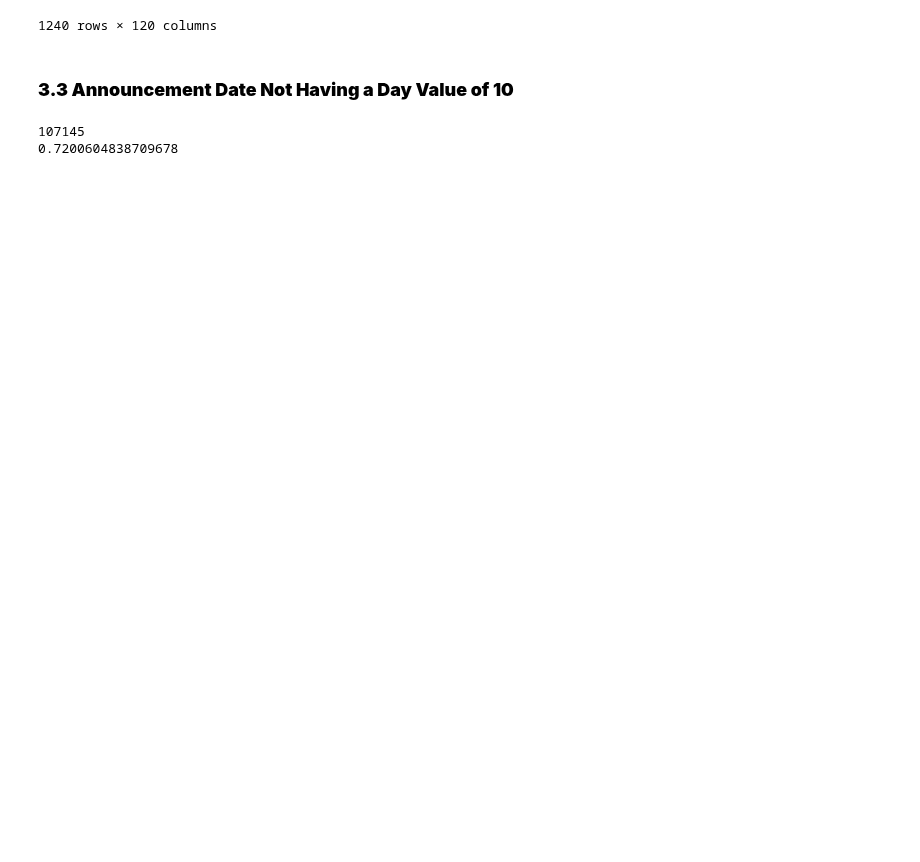
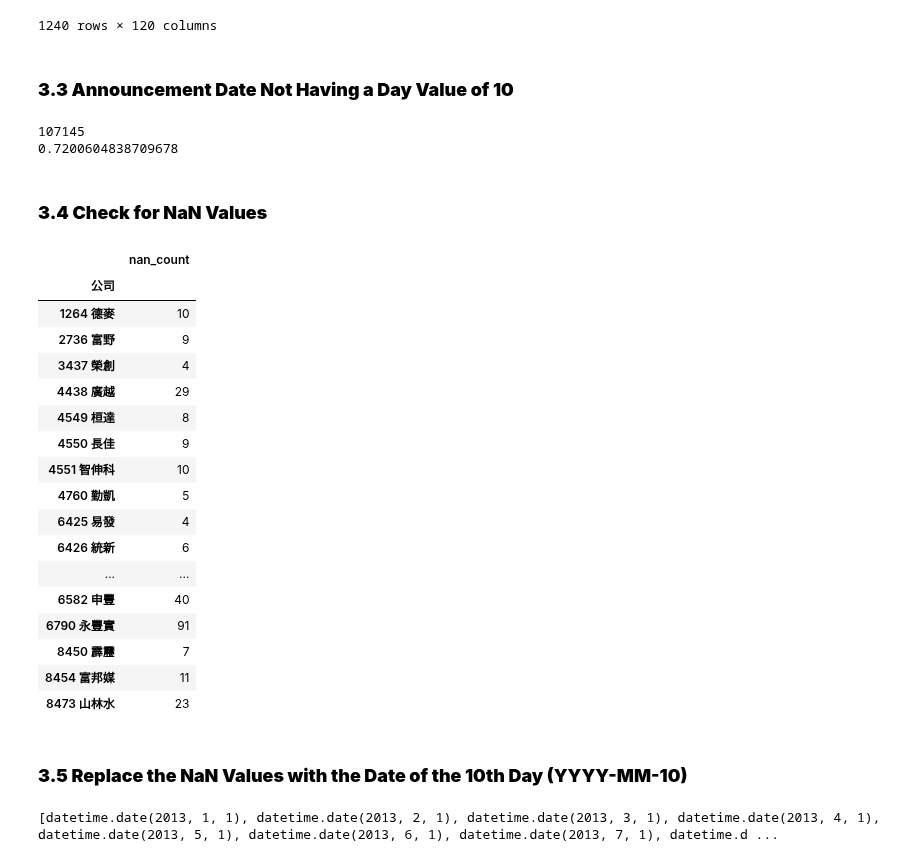
Before and after one commit to angel870326/Monthly-Revenue, a Jupyter notebook: 021_announcement_date_v1.ipynb, the cells around one changed output. Saved outputs shown, nothing was run; the diff lists cells and outputs as text; code cells hidden in the pictures; blank space fills up the shorter version.

```diff
--- a/021_announcement_date_v1.ipynb
+++ b/021_announcement_date_v1.ipynb
@@ -208,3 +208,31 @@ print(count/filtered_data.size)
 # %% [output]
 107145
 0.7200604838709678
+# %% [markdown]
+### **3.4 Check for NaN Values**
+# %%
+# Check if there is NaN in each row
+row_nan_count = pd.DataFrame(filtered_data.isna().sum(axis=1), columns=['nan_count'])
+nan_row = row_nan_count[row_nan_count['nan_count'] > 0]
+nan_row
+# %% [output]
+|  | nan_count |
+| 公司 |  |
+| 1264 德麥 | 10 |
+| 2736 富野 | 9 |
+| 3437 榮創 | 4 |
+| 4438 廣越 | 29 |
+| 4549 桓達 | 8 |
+| 4550 長佳 | 9 |
+| 4551 智伸科 | 10 |
+| 4760 勤凱 | 5 |
+| 6425 易發 | 4 |
+| 6426 統新 | 6 |
+| ... | ... |
+| 6582 申豐 | 40 |
+| 6790 永豐實 | 91 |
+| 8450 霹靂 | 7 |
+| 8454 富邦媒 | 11 |
+| 8473 山林水 | 23 |
+# %% [markdown]
+### **3.5 Replace the NaN Values with the Date of the 10th Day (YYYY-MM-10)**
@@ -210,0 +243,7 @@ print(count/filtered_data.size)
+# %%
+# Change a column of string type to datetime type
+final_data = filtered_data.copy()
+columns = [datetime.strptime(date_str, '%Y-%m').date() for date_str in final_data.columns]
+print(columns)
+# %% [output]
+[datetime.date(2013, 1, 1), datetime.date(2013, 2, 1), datetime.date(2013, 3, 1), datetime.date(2013, 4, 1), datetime.date(2013, 5, 1), datetime.date(2013, 6, 1), datetime.date(2013, 7, 1), datetime.d ...
```
Also changed, not shown: parts of 6 cells of this notebook.
